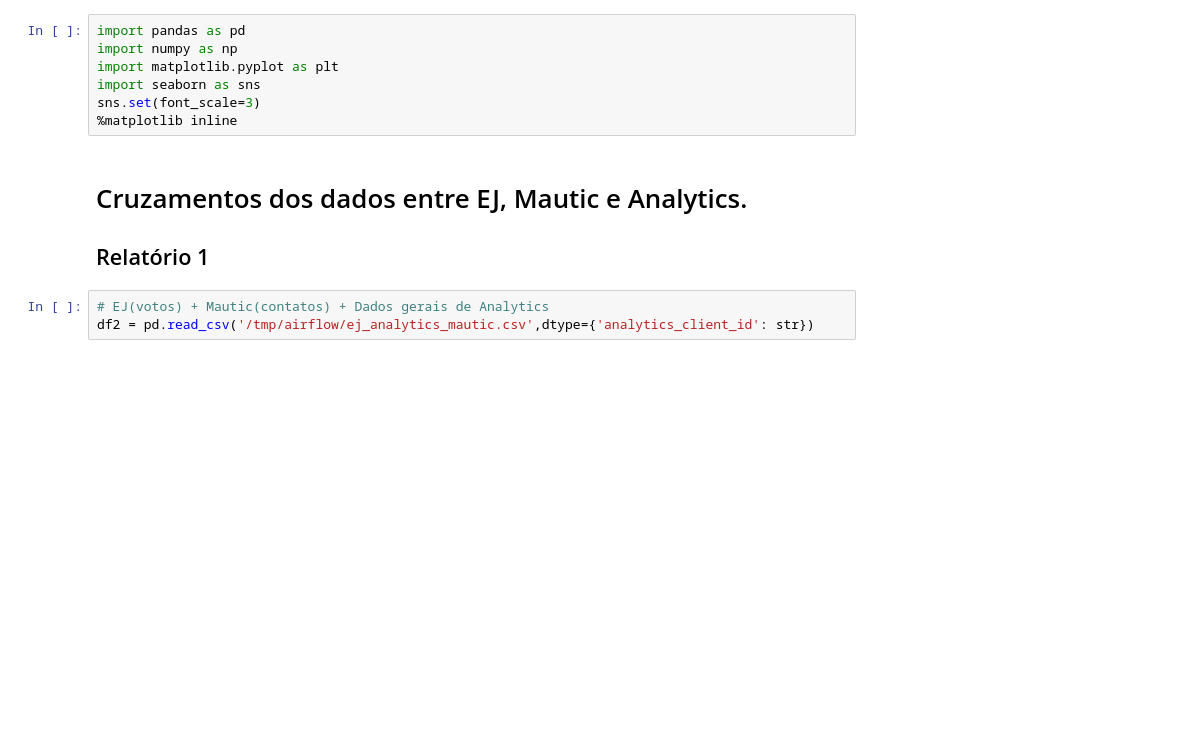
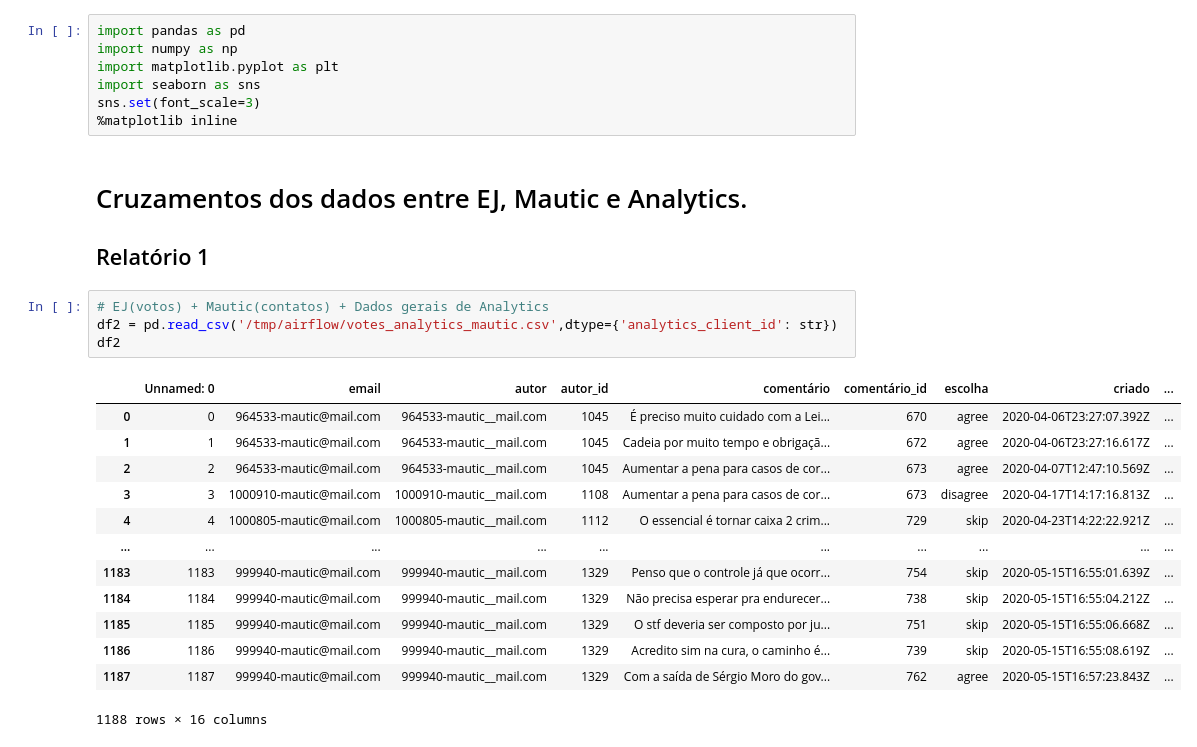
Before and after one commit to cidadedemocratica/airflow, a Jupyter notebook: src/ej/osf.ipynb, the cells around one changed output. Drawn from its saved outputs; the diff is of its cells as text; blank space fills up the shorter version.

```diff
--- a/src/ej/osf.ipynb
+++ b/src/ej/osf.ipynb
@@ -11,5 +11,20 @@ sns.set(font_scale=3)
 ## Relatório 1
 # %%
 # EJ(votos) + Mautic(contatos) + Dados gerais de Analytics
-df2 = pd.read_csv('/tmp/airflow/ej_analytics_mautic.csv',dtype={'analytics_client_id': str})
+df2 = pd.read_csv('/tmp/airflow/votes_analytics_mautic.csv',dtype={'analytics_client_id': str})
+df2
+# %% [output]
+|  | Unnamed: 0 | email | autor | autor_id | comentário | comentário_id | escolha | criado | ... |
+| 0 | 0 | 964533-mautic@mail.com | 964533-mautic__mail.com | 1045 | É preciso muito cuidado com a Lei... | 670 | agree | 2020-04-06T23:27:07.392Z | ... |
+| 1 | 1 | 964533-mautic@mail.com | 964533-mautic__mail.com | 1045 | Cadeia por muito tempo e obrigaçã... | 672 | agree | 2020-04-06T23:27:16.617Z | ... |
+| 2 | 2 | 964533-mautic@mail.com | 964533-mautic__mail.com | 1045 | Aumentar a pena para casos de cor... | 673 | agree | 2020-04-07T12:47:10.569Z | ... |
+| 3 | 3 | 1000910-mautic@mail.com | 1000910-mautic__mail.com | 1108 | Aumentar a pena para casos de cor... | 673 | disagree | 2020-04-17T14:17:16.813Z | ... |
+| 4 | 4 | 1000805-mautic@mail.com | 1000805-mautic__mail.com | 1112 | O essencial é tornar caixa 2 crim... | 729 | skip | 2020-04-23T14:22:22.921Z | ... |
+| ... | ... | ... | ... | ... | ... | ... | ... | ... | ... |
+| 1183 | 1183 | 999940-mautic@mail.com | 999940-mautic__mail.com | 1329 | Penso que o controle já que ocorr... | 754 | skip | 2020-05-15T16:55:01.639Z | ... |
+| 1184 | 1184 | 999940-mautic@mail.com | 999940-mautic__mail.com | 1329 | Não precisa esperar pra endurecer... | 738 | skip | 2020-05-15T16:55:04.212Z | ... |
+| 1185 | 1185 | 999940-mautic@mail.com | 999940-mautic__mail.com | 1329 | O stf deveria ser composto por ju... | 751 | skip | 2020-05-15T16:55:06.668Z | ... |
+| 1186 | 1186 | 999940-mautic@mail.com | 999940-mautic__mail.com | 1329 | Acredito sim na cura, o caminho é... | 739 | skip | 2020-05-15T16:55:08.619Z | ... |
+| 1187 | 1187 | 999940-mautic@mail.com | 999940-mautic__mail.com | 1329 | Com a saída de Sérgio Moro do gov... | 762 | agree | 2020-05-15T16:57:23.843Z | ... |
+1188 rows × 16 columns
 # %% [markdown]
```
Also changed, not shown: parts of 21 cells of this notebook, 6 other files.
